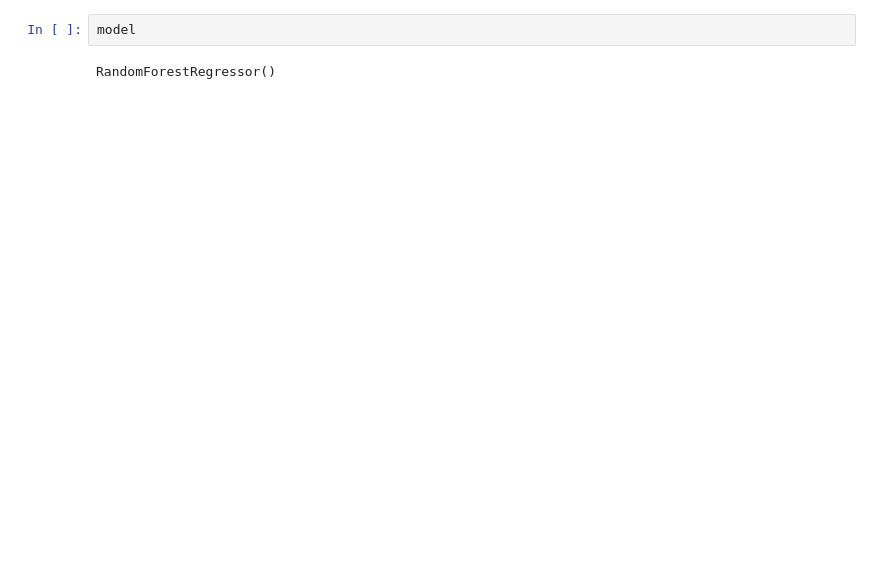
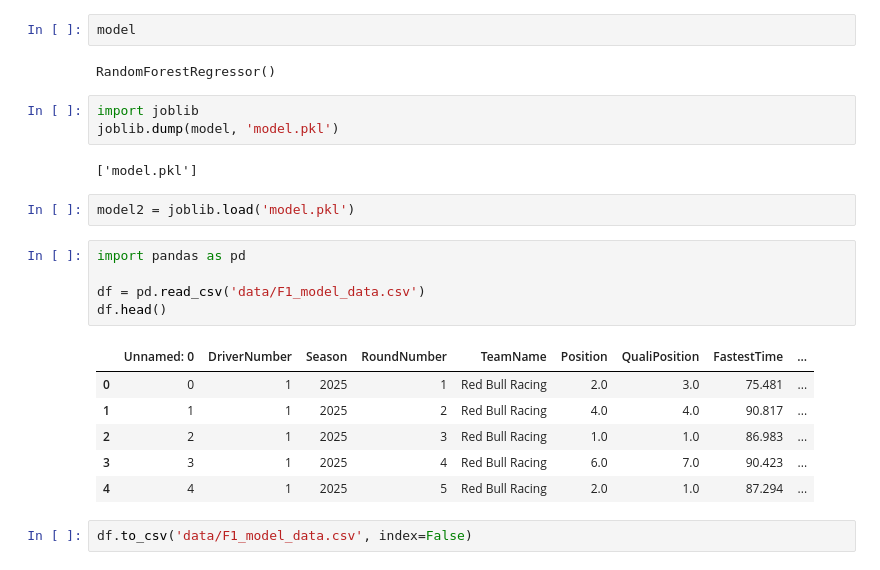
Before and after one commit to jifor/F1-Prediction-Project, a Jupyter notebook: model_testing.ipynb, the cells around one changed output. Cells and saved outputs as stored; diff of their text form; blank space fills up the shorter version.

```diff
--- a/model_testing.ipynb
+++ b/model_testing.ipynb
@@ -801,3 +801,24 @@ array([ 4.8 , 12.7 ,  1.84,  2.6 ,  5.04, 10.92, 13.11, 14.82, 11.94,
 model
 # %% [output]
 RandomForestRegressor()
+# %%
+import joblib
+joblib.dump(model, 'model.pkl')
+# %% [output]
+['model.pkl']
+# %%
+model2 = joblib.load('model.pkl')
+# %%
+import pandas as pd
+
+df = pd.read_csv('data/F1_model_data.csv')
+df.head()
+# %% [output]
+|  | Unnamed: 0 | DriverNumber | Season | RoundNumber | TeamName | Position | QualiPosition | FastestTime | ... |
+| 0 | 0 | 1 | 2025 | 1 | Red Bull Racing | 2.0 | 3.0 | 75.481 | ... |
+| 1 | 1 | 1 | 2025 | 2 | Red Bull Racing | 4.0 | 4.0 | 90.817 | ... |
+| 2 | 2 | 1 | 2025 | 3 | Red Bull Racing | 1.0 | 1.0 | 86.983 | ... |
+| 3 | 3 | 1 | 2025 | 4 | Red Bull Racing | 6.0 | 7.0 | 90.423 | ... |
+| 4 | 4 | 1 | 2025 | 5 | Red Bull Racing | 2.0 | 1.0 | 87.294 | ... |
+# %%
+df.to_csv('data/F1_model_data.csv', index=False)
```
Also changed, not shown: parts of 23 cells of this notebook, 5 other files.
